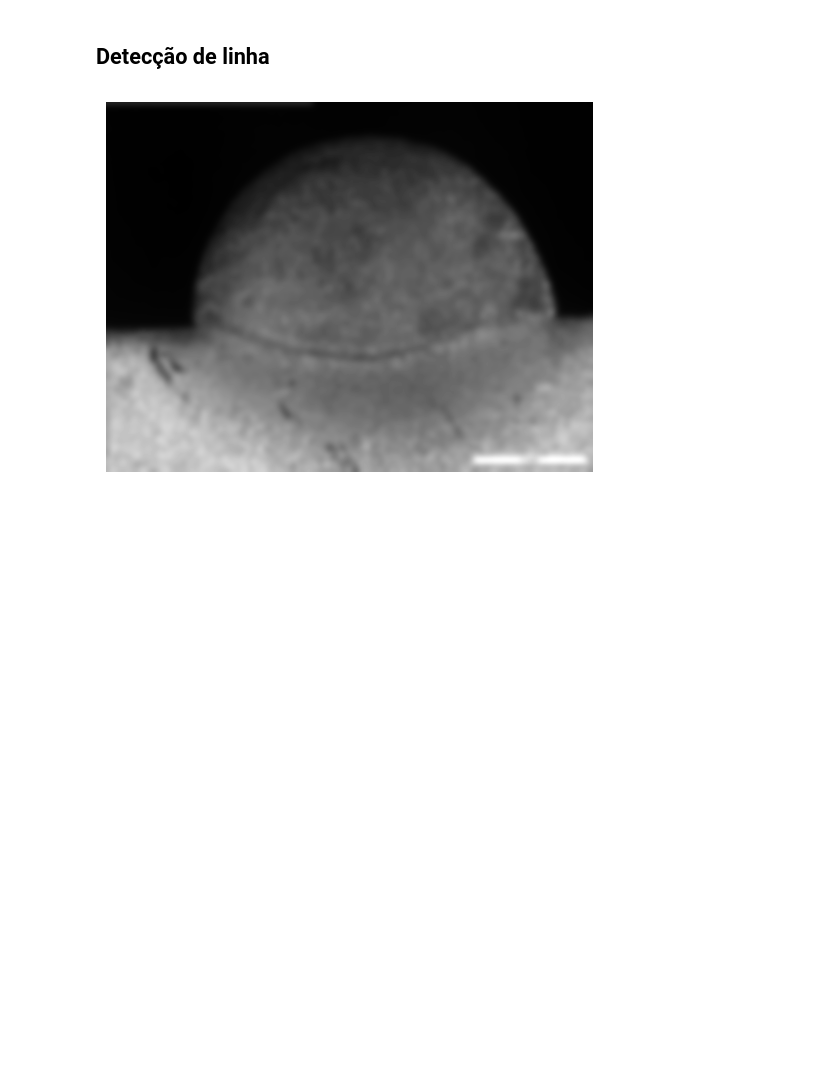
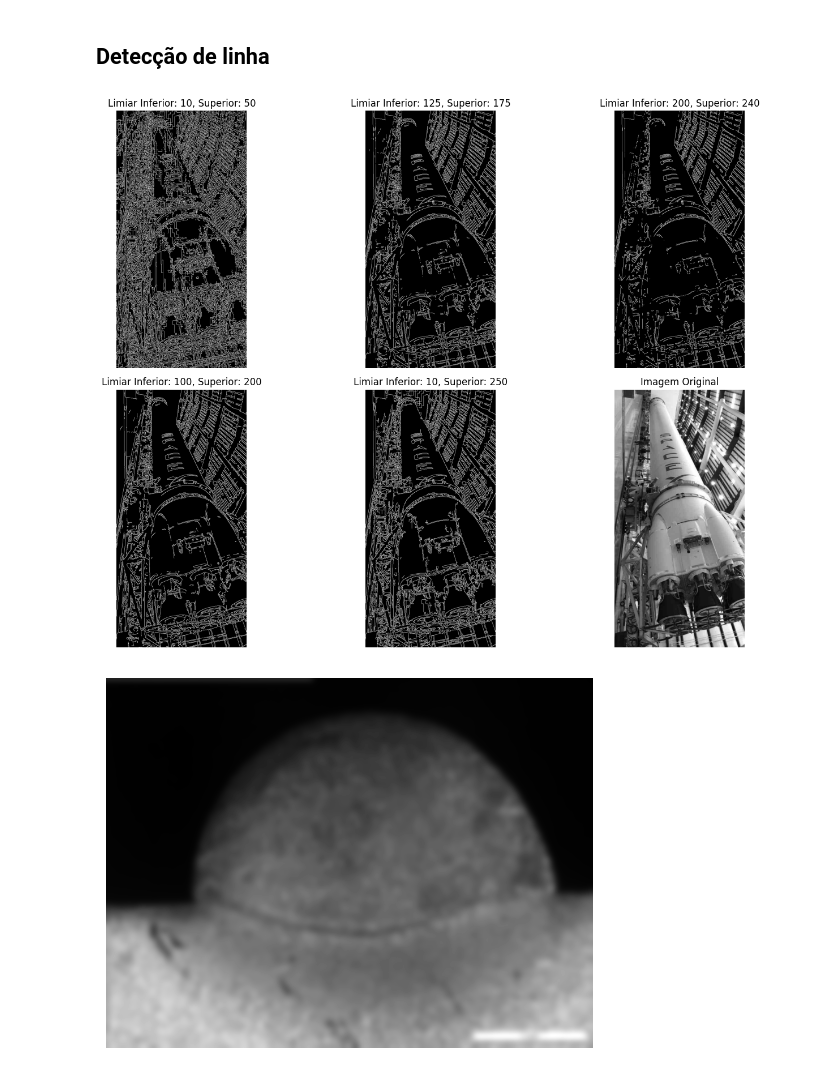
Before and after one commit to leoforner/Calc_diluicao_automatico, a Jupyter notebook: IC.ipynb, the cells around one changed output. Drawn from its saved outputs; the diff is of its cells as text; code cells hidden in the pictures; blank space fills up the shorter version.

```diff
--- a/IC.ipynb
+++ b/IC.ipynb
@@ -649,7 +649,7 @@ for i, black_ridges in enumerate([True, False]):
         if i == 0:
             title = func.__name__
             if sigmas:
-                title += f"\n\N{GREEK SMALL LETTER SIGMA} = {list(sigmas)}"
+                title += f"/n/N{GREEK SMALL LETTER SIGMA} = {list(sigmas)}"
             axes[i, j].set_title(title)
         if j == 0:
             axes[i, j].set_ylabel(f'{black_ridges = }')
@@ -746,6 +746,44 @@ for x in range(0, len(lines)):
 cv2.imwrite('houghlines5.jpg',img)
 
 cv2_imshow(img)
+# %%
+import cv2
+import matplotlib.pyplot as plt
+
+# Carregar a imagem
+image = cv2.imread("C:/Users/leona/OneDrive - UFSC/Imagens/imagens celular/100PINT/Pins/bf94faa27bb8ac2472c0ce2d2f0ce4d4.jpg")
+gray = cv2.cvtColor(image, cv2.COLOR_BGR2GRAY)
+
+# Definir as combinações de limiares
+thresholds = [
+    (10, 50),
+    (125, 175),
+    (200, 240),
+    (100, 200),
+    (10, 250)
+]
+
+# Criar uma figura para exibir os resultados
+plt.figure(figsize=(15, 10))
+
+# Aplicar a detecção de bordas para cada combinação de limiares
+for i, (lower, upper) in enumerate(thresholds):
+    edges = cv2.Canny(gray, lower, upper, apertureSize=3)
+    plt.subplot(2, 3, i + 1)
+    plt.imshow(edges, cmap='gray')
+    plt.title(f'Limiar Inferior: {lower}, Superior: {upper}')
+    plt.axis('off')
+
+# Exibir a imagem original
+plt.subplot(2, 3, 6)
+plt.imshow(gray, cmap='gray')
+plt.title('Imagem Original')
+plt.axis('off')
+
+plt.tight_layout()
+plt.show()
+# %% [output]
+[figure, added]
 # %%
 # @title teste de contorno
 
```
Also changed, not shown: parts of 1 cell of this notebook, 2 other files.
